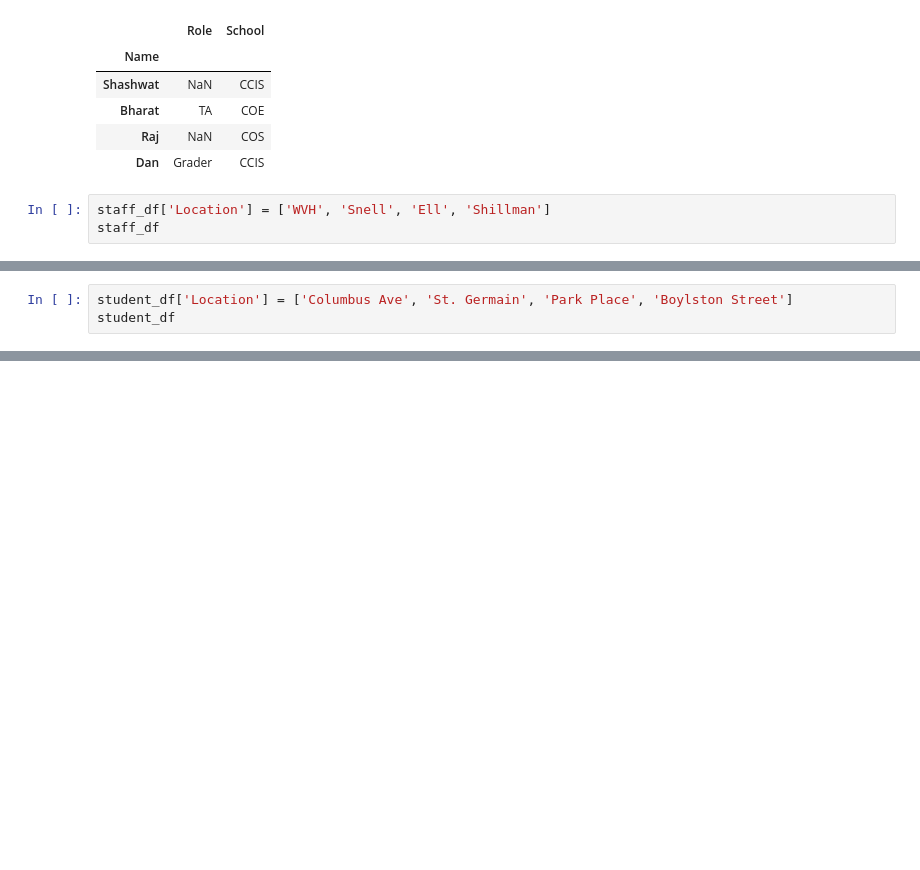
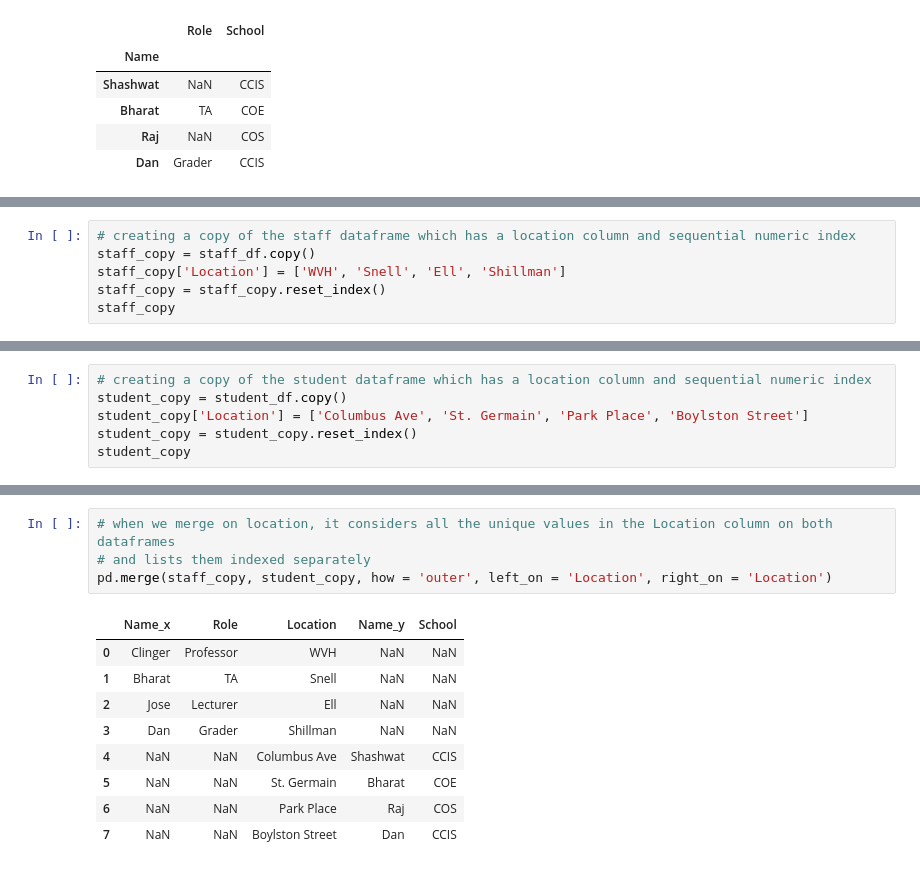
Before and after one commit to shashwatshetty/coursera-data-science, a Jupyter notebook: course-1/week-3/merging_dataframes.ipynb, the cells around one changed output, grey strips where cells are left out. Saved outputs shown, nothing was run; the diff lists cells and outputs as text; blank space fills up the shorter version.

Commit message:
added multiple index merging

```diff
--- a/course-1/week-3/merging_dataframes.ipynb
+++ b/course-1/week-3/merging_dataframes.ipynb
@@ -129,6 +129,3 @@ right_merge
 | Bharat | TA | COE |
 | Raj | NaN | COS |
 | Dan | Grader | CCIS |
-# %%
-staff_df['Location'] = ['WVH', 'Snell', 'Ell', 'Shillman']
-staff_df
@@ -142,3 +131,0 @@ staff_df
-# %%
-student_df['Location'] = ['Columbus Ave', 'St. Germain', 'Park Place', 'Boylston Street']
-student_df
@@ -151,0 +132,6 @@ student_df
+# %%
+# creating a copy of the staff dataframe which has a location column and sequential numeric index
+staff_copy = staff_df.copy()
+staff_copy['Location'] = ['WVH', 'Snell', 'Ell', 'Shillman']
+staff_copy = staff_copy.reset_index()
+staff_copy
@@ -151,0 +144,6 @@ student_df
+# %%
+# creating a copy of the student dataframe which has a location column and sequential numeric index
+student_copy = student_df.copy()
+student_copy['Location'] = ['Columbus Ave', 'St. Germain', 'Park Place', 'Boylston Street']
+student_copy = student_copy.reset_index()
+student_copy
@@ -151,0 +194,14 @@ student_df
+# %%
+# when we merge on location, it considers all the unique values in the Location column on both dataframes
+# and lists them indexed separately
+pd.merge(staff_copy, student_copy, how = 'outer', left_on = 'Location', right_on = 'Location')
+# %% [output]
+|  | Name_x | Role | Location | Name_y | School |
+| 0 | Clinger | Professor | WVH | NaN | NaN |
+| 1 | Bharat | TA | Snell | NaN | NaN |
+| 2 | Jose | Lecturer | Ell | NaN | NaN |
+| 3 | Dan | Grader | Shillman | NaN | NaN |
+| 4 | NaN | NaN | Columbus Ave | Shashwat | CCIS |
+| 5 | NaN | NaN | St. Germain | Bharat | COE |
+| 6 | NaN | NaN | Park Place | Raj | COS |
+| 7 | NaN | NaN | Boylston Street | Dan | CCIS |
```
Also changed, not shown: parts of 8 cells of this notebook.
